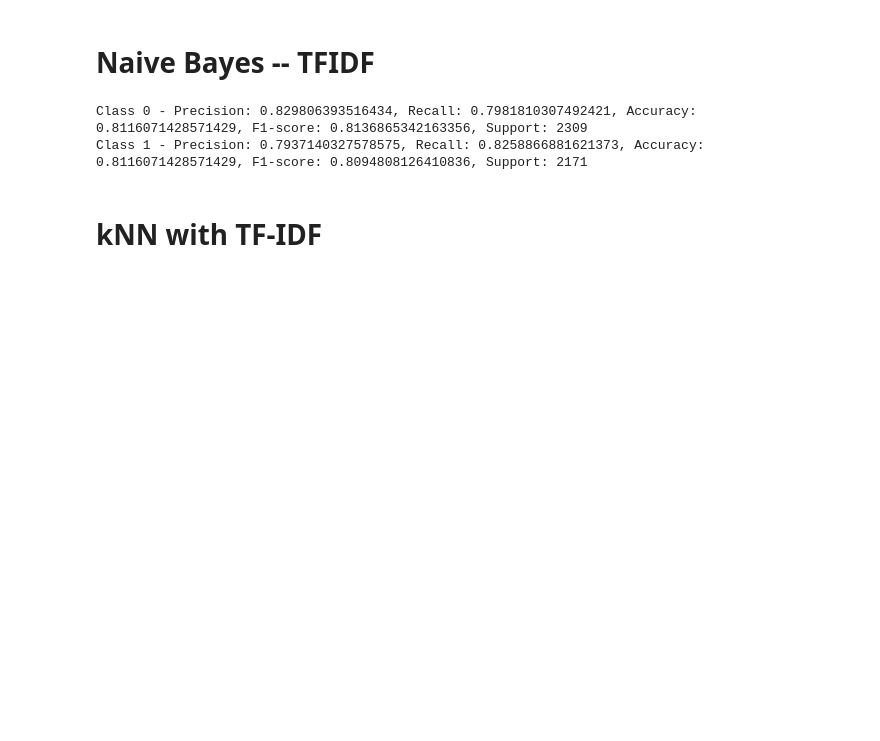
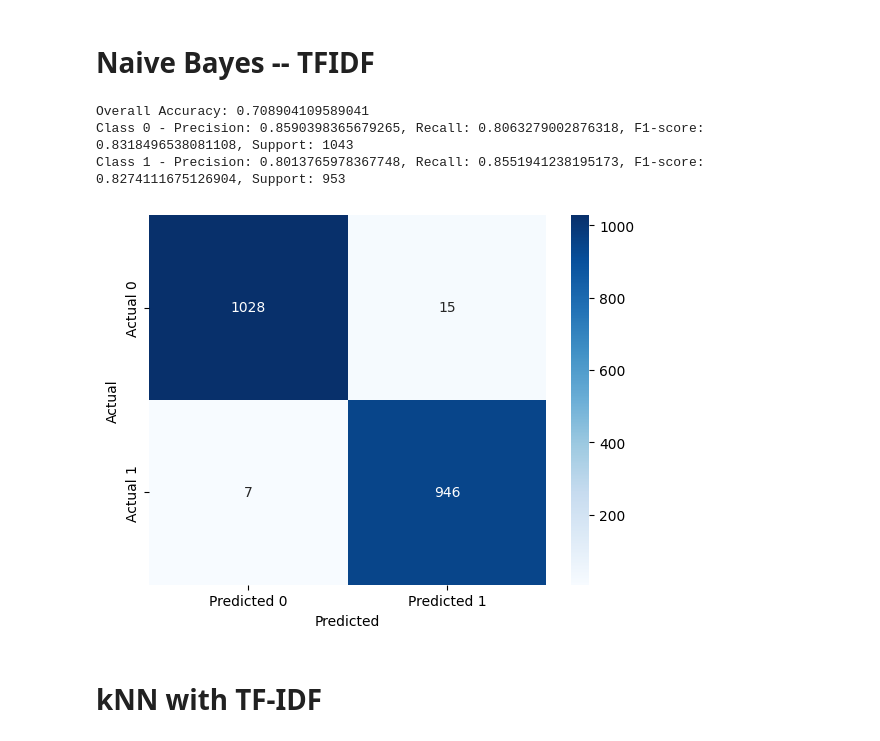
Before and after one commit to JeanMusenga/PhD-Thesis_2024_Musenga, a Jupyter notebook: Classifiers_with_TF_IDF.ipynb, the cells around one changed output. Saved outputs shown, nothing was run; the diff lists cells and outputs as text; code cells hidden in the pictures; blank space fills up the shorter version.

```diff
--- a/Classifiers_with_TF_IDF.ipynb
+++ b/Classifiers_with_TF_IDF.ipynb
@@ -79,7 +82,7 @@ y = dataset['Label']
 # %%
 #dataset.head()
 # %%
-X_train, X_test, y_train, y_test = train_test_split(x , y, test_size=0.3, random_state=125)
+X_train, X_test, y_train, y_test = train_test_split(x , y, test_size=0.2, random_state=125)
 # %% [markdown]
 # Features Engineering with TF-IDF
 # %%
@@ -102,28 +102,48 @@ nb_model = nb_model.fit(X_train_vect_tf_idf, y_train)
 # %%
+# Predict on the test set
+y_pred = nb_model.predict(X_test_vect_tf_idf)
+
 from sklearn.metrics import precision_recall_fscore_support, confusion_matrix
 
 # Compute metrics for each class
-precision_class, recall_class, f1_class, support_class = precision_recall_fscore_support(y_test, y_pred_tf_idf, average=None, labels=[0, 1])
+precision_class, recall_class, f1_class, support_class = precision_recall_fscore_support(y_test, y_pred, average=None, labels=[0, 1])
 
 # Compute confusion matrix
-conf_matrix = confusion_matrix(y_test, y_pred_tf_idf, labels=[0, 1])
+conf_matrix = confusion_matrix(y_test, y_pred, labels=[0, 1])
 
 # Extract TP, TN, FP, FN for each class
-TP_0, FN_0 = conf_matrix[0, 0], conf_matrix[0, 1]
-FP_0, TN_0 = conf_matrix[1, 0], conf_matrix[1, 1]
+TP_0 = conf_matrix[0, 0]
+FN_0 = conf_matrix[0, 1]
+FP_0 = conf_matrix[1, 0]
+TN_0 = conf_matrix[1, 1]
 
-TP_1, FN_1 = conf_matrix[1, 1], conf_matrix[1, 0]
-FP_1, TN_1 = conf_matrix[0, 1], conf_matrix[0, 0]
+TP_1 = conf_matrix[1, 1]
+FN_1 = conf_matrix[1, 0]
+FP_1 = conf_matrix[0, 1]
+TN_1 = conf_matrix[0, 0]
 
-# Calculate accuracy for each class
-accuracy_class_0 = (TP_0 + TN_0) / (TP_0 + TN_0 + FP_0 + FN_0)
-accuracy_class_1 = (TP_1 + TN_1) / (TP_1 + TN_1 + FP_1 + FN_1)
+# Calculate overall accuracy
+accuracy = (TP_0 + TP_1) / (TP_0 + TP_1 + FP_0 + FP_1 + FN_0 + FN_1)
 
-print(f'Class 0 - Precision: {precision_class[0]}, Recall: {recall_class[0]}, Accuracy: {accuracy_class_0}, F1-score: {f1_class[0]}, Support: {support_class[0]}')
-print(f'Class 1 - Precision: {precision_class[1]}, Recall: {recall_class[1]}, Accuracy: {accuracy_class_1}, F1-score: {f1_class[1]}, Support: {support_class[1]}')
+print(f'Overall Accuracy: {accuracy}')
+print(f'Class 0 - Precision: {precision_class[0]}, Recall: {recall_class[0]}, F1-score: {f1_class[0]}, Support: {support_class[0]}')
+print(f'Class 1 - Precision: {precision_class[1]}, Recall: {recall_class[1]}, F1-score: {f1_class[1]}, Support: {support_class[1]}')
 # %% [output]
-Class 0 - Precision: 0.829806393516434, Recall: 0.7981810307492421, Accuracy: 0.8116071428571429, F1-score: 0.8136865342163356, Support: 2309
-Class 1 - Precision: 0.7937140327578575, Recall: 0.8258866881621373, Accuracy: 0.8116071428571429, F1-score: 0.8094808126410836, Support: 2171
+Overall Accuracy: 0.708904109589041
+Class 0 - Precision: 0.8590398365679265, Recall: 0.8063279002876318, F1-score: 0.8318496538081108, Support: 1043
+Class 1 - Precision: 0.8013765978367748, Recall: 0.8551941238195173, F1-score: 0.8274111675126904, Support: 953
+# %%
+from sklearn.metrics import confusion_matrix
+import seaborn as sns
+import matplotlib.pyplot as plt
+
+cm = confusion_matrix(y_test, y_pred)
+sns.heatmap(cm, annot=True, fmt='d', cmap='Blues', xticklabels=['Predicted 0', 'Predicted 1'], yticklabels=['Actual 0', 'Actual 1'])
+plt.xlabel('Predicted')
+plt.ylabel('Actual')
+plt.show()
+# %% [output]
+[figure, added]
 # %% [markdown]
 # kNN with TF-IDF
 # %%
```
Also changed, not shown: parts of 23 cells of this notebook.
